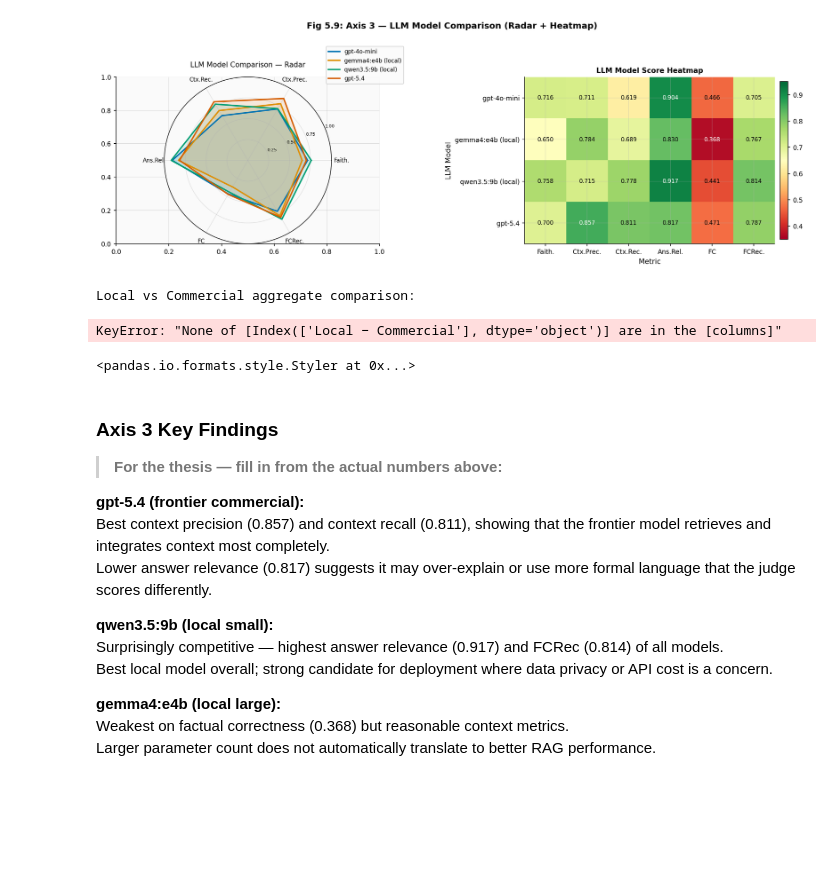
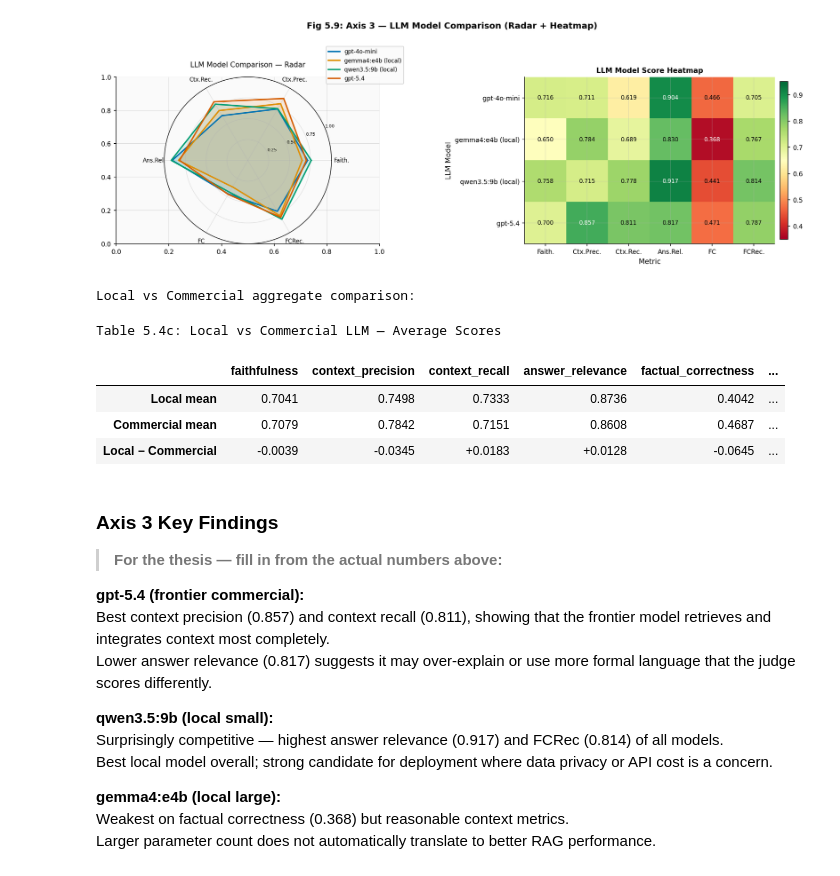
Before and after one commit to MaheeGamage/langchain-rag, a Jupyter notebook: experimentation/thesis/thesis_evaluation.ipynb, the cells around one changed output. Drawn from its saved outputs; the diff is of its cells as text; code cells hidden in the pictures; blank space fills up the shorter version.

```diff
--- a/experimentation/thesis/thesis_evaluation.ipynb
+++ b/experimentation/thesis/thesis_evaluation.ipynb
@@ -958,21 +958,33 @@ plt.show()
 # %%
 # Local vs Commercial comparison summary
 local_models  = ['gemma4:e4b (local)', 'qwen3.5:9b (local)']
 commercial    = ['gpt-4o-mini', 'gpt-5.4']
 
-local_mean    = axis3_table.loc[local_models].mean()
+local_mean      = axis3_table.loc[local_models].mean()
 commercial_mean = axis3_table.loc[commercial].mean()
 
-comparison = pd.DataFrame({'Local mean': local_mean, 'Commercial mean': commercial_mean,
-                            'Local − Commercial': local_mean - commercial_mean})
+comparison = pd.DataFrame({
+    'Local mean':        local_mean,
+    'Commercial mean':   commercial_mean,
+    'Local − Commercial': local_mean - commercial_mean,
+})
+
 print('Local vs Commercial aggregate comparison:')
-display(comparison.T.style.format('{:+.4f}')
-        .background_gradient(cmap='RdYlGn', vmin=-0.2, vmax=0.2, subset=['Local − Commercial'])
-        .set_caption('Table 5.4c: Local vs Commercial LLM — Average Scores'))
+display(
+    comparison.T.style
+    .format('{:.4f}',  subset=pd.IndexSlice[['Local mean', 'Commercial mean'], :])
+    .format('{:+.4f}', subset=pd.IndexSlice[['Local − Commercial'], :])
+    .background_gradient(cmap='RdYlGn', vmin=-0.2, vmax=0.2,
+                         subset=pd.IndexSlice[['Local − Commercial'], :])
+    .set_caption('Table 5.4c: Local vs Commercial LLM — Average Scores')
+)
 # %% [output]
 Local vs Commercial aggregate comparison:
-KeyError: "None of [Index(['Local − Commercial'], dtype='object')] are in the [columns]"
+Table 5.4c: Local vs Commercial LLM — Average Scores
-<pandas.io.formats.style.Styler at 0x...>
+|  | faithfulness | context_precision | context_recall | answer_relevance | factual_correctness | ... |
+| Local mean | 0.7041 | 0.7498 | 0.7333 | 0.8736 | 0.4042 | ... |
+| Commercial mean | 0.7079 | 0.7842 | 0.7151 | 0.8608 | 0.4687 | ... |
+| Local − Commercial | -0.0039 | -0.0345 | +0.0183 | +0.0128 | -0.0645 | ... |
 # %% [markdown]
 ### Axis 3 Key Findings
 
```
Also changed, not shown: parts of 5 cells of this notebook.
